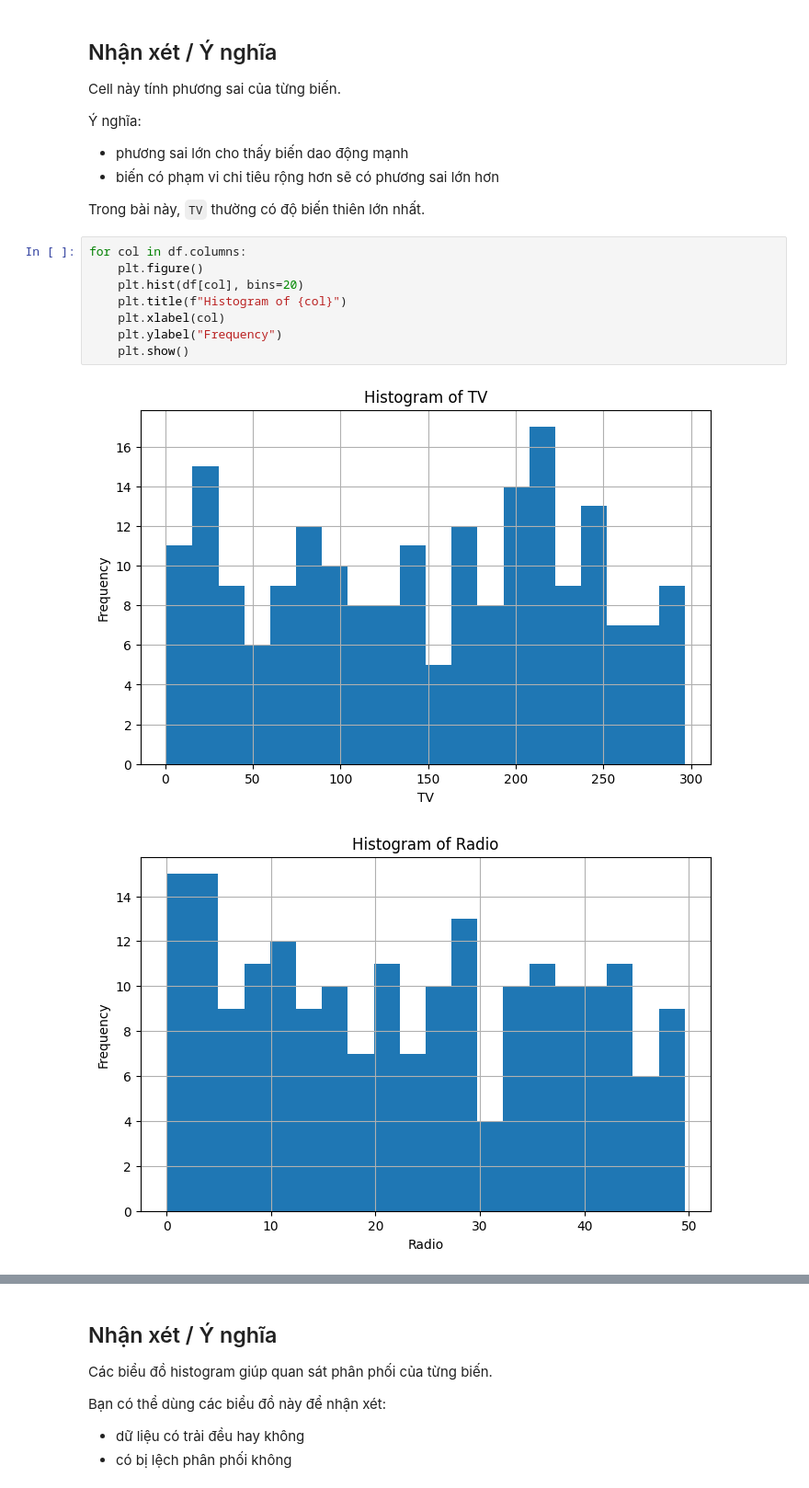
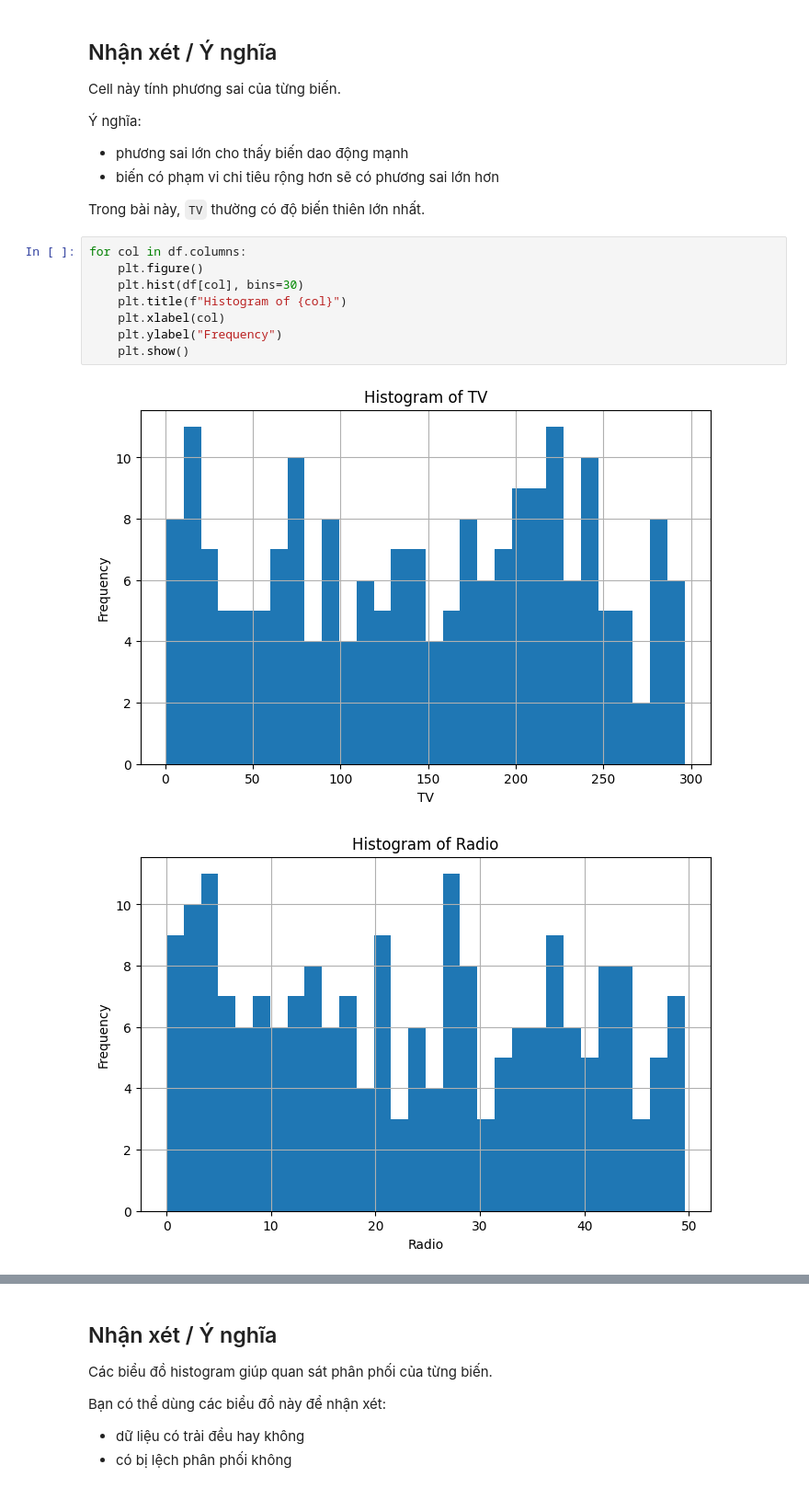
Before and after one commit to Group-9-i-i/MAI-291--project, a Jupyter notebook: Advertising_EDA_Only.ipynb, the cells around one changed output, grey strips where cells are left out. Shown at 92% size. Cells and saved outputs as stored; diff of their text form.

```diff
--- a/Advertising_EDA_Only.ipynb
+++ b/Advertising_EDA_Only.ipynb
@@ -175,11 +175,11 @@ Trong bài này, `TV` thường có độ biến thiên lớn nhất.
 # %%
 for col in df.columns:
     plt.figure()
-    plt.hist(df[col], bins=20)
+    plt.hist(df[col], bins=30)
     plt.title(f"Histogram of {col}")
     plt.xlabel(col)
     plt.ylabel("Frequency")
     plt.show()
 # %% [output]
-[figure, old version]
+[figure, new version]
-[figure, old version]
+[figure, new version]
```
Also changed, not shown: parts of 3 cells of this notebook, 2 other files.
